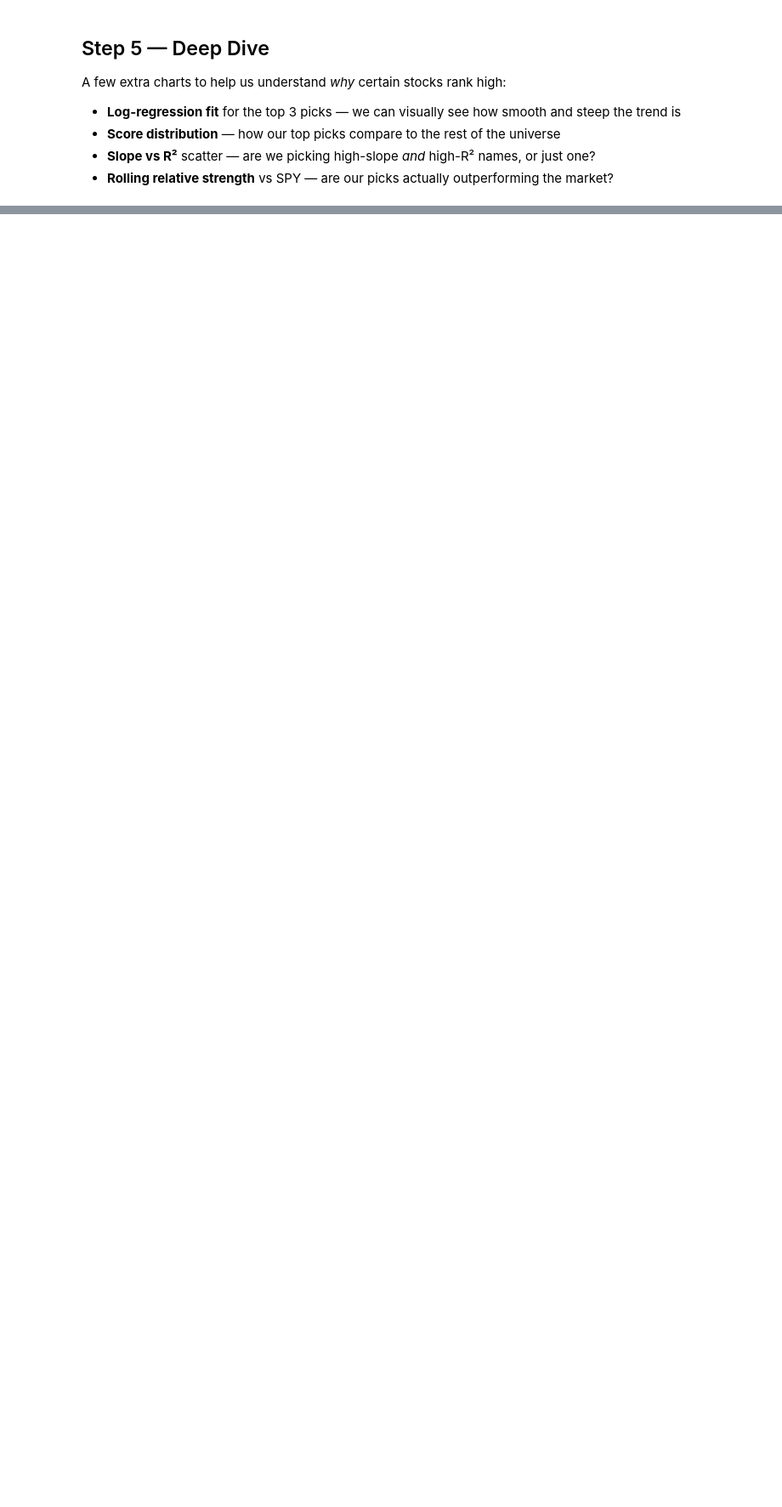
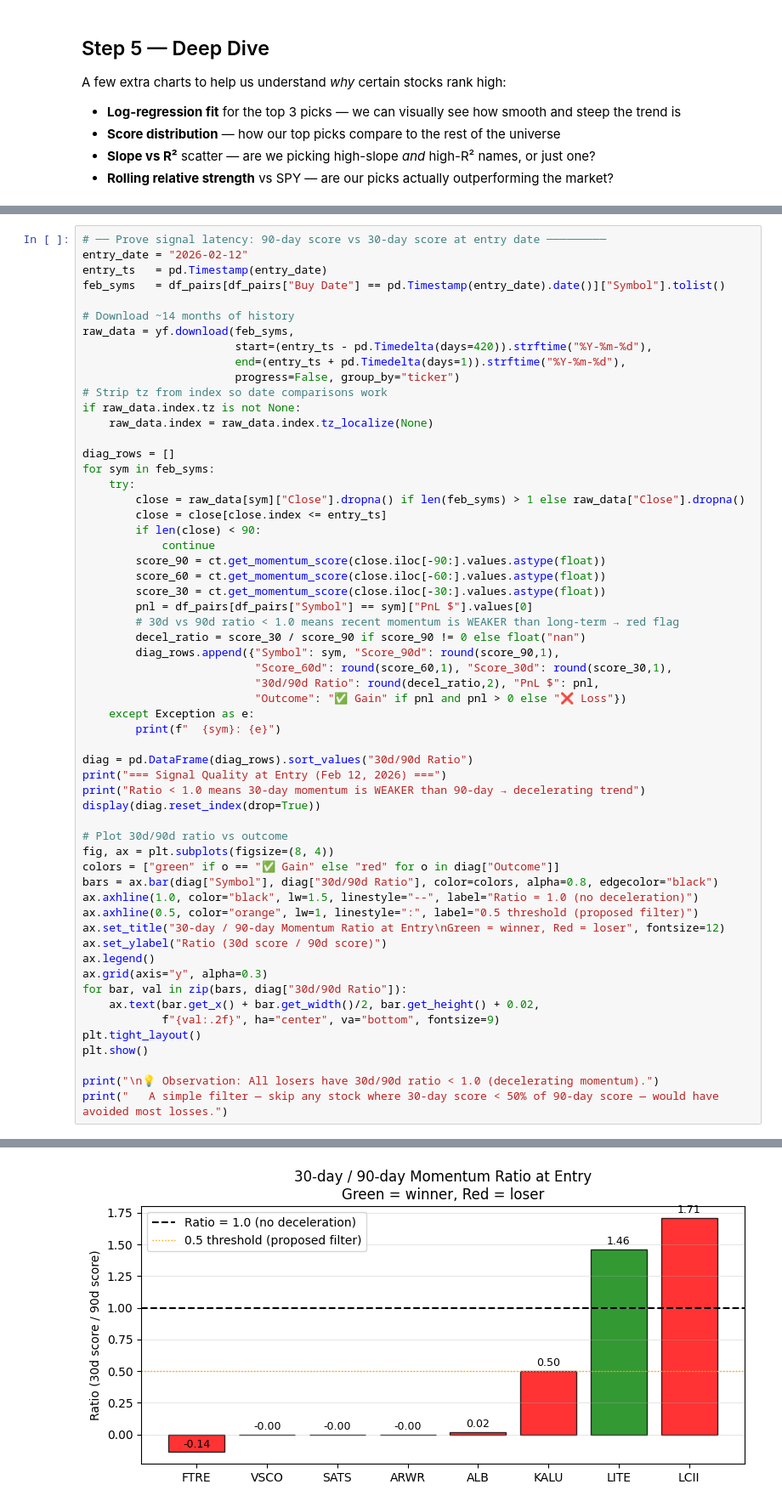
Before and after one commit to Shazil10/alpaca-paper-trader, a Jupyter notebook: analysis/strategies/momentum/clenow_trend.ipynb, the cells around one changed output, grey strips where cells are left out. Shown at 85% size. Cells and saved outputs as stored; diff of their text form; blank space fills up the shorter version.

```diff
--- a/analysis/strategies/momentum/clenow_trend.ipynb
+++ b/analysis/strategies/momentum/clenow_trend.ipynb
@@ -542,0 +673,59 @@ Exit days per symbol (last 5 trading days):
+# %%
+# ── Prove signal latency: 90-day score vs 30-day score at entry date ─────────
+entry_date = "2026-02-12"
+entry_ts   = pd.Timestamp(entry_date)
+feb_syms   = df_pairs[df_pairs["Buy Date"] == pd.Timestamp(entry_date).date()]["Symbol"].tolist()
+
+# Download ~14 months of history
+raw_data = yf.download(feb_syms,
+                       start=(entry_ts - pd.Timedelta(days=420)).strftime("%Y-%m-%d"),
+                       end=(entry_ts + pd.Timedelta(days=1)).strftime("%Y-%m-%d"),
+                       progress=False, group_by="ticker")
+# Strip tz from index so date comparisons work
+if raw_data.index.tz is not None:
+    raw_data.index = raw_data.index.tz_localize(None)
+
+diag_rows = []
+for sym in feb_syms:
+    try:
+        close = raw_data[sym]["Close"].dropna() if len(feb_syms) > 1 else raw_data["Close"].dropna()
+        close = close[close.index <= entry_ts]
+        if len(close) < 90:
+            continue
+        score_90 = ct.get_momentum_score(close.iloc[-90:].values.astype(float))
+        score_60 = ct.get_momentum_score(close.iloc[-60:].values.astype(float))
+        score_30 = ct.get_momentum_score(close.iloc[-30:].values.astype(float))
+        pnl = df_pairs[df_pairs["Symbol"] == sym]["PnL $"].values[0]
+        # 30d vs 90d ratio < 1.0 means recent momentum is WEAKER than long-term → red flag
+        decel_ratio = score_30 / score_90 if score_90 != 0 else float("nan")
+        diag_rows.append({"Symbol": sym, "Score_90d": round(score_90,1),
+                          "Score_60d": round(score_60,1), "Score_30d": round(score_30,1),
+                          "30d/90d Ratio": round(decel_ratio,2), "PnL $": pnl,
+                          "Outcome": "✅ Gain" if pnl and pnl > 0 else "❌ Loss"})
+    except Exception as e:
+        print(f"  {sym}: {e}")
+
+diag = pd.DataFrame(diag_rows).sort_values("30d/90d Ratio")
+print("=== Signal Quality at Entry (Feb 12, 2026) ===")
+print("Ratio < 1.0 means 30-day momentum is WEAKER than 90-day → decelerating trend")
+display(diag.reset_index(drop=True))
+
+# Plot 30d/90d ratio vs outcome
+fig, ax = plt.subplots(figsize=(8, 4))
+colors = ["green" if o == "✅ Gain" else "red" for o in diag["Outcome"]]
+bars = ax.bar(diag["Symbol"], diag["30d/90d Ratio"], color=colors, alpha=0.8, edgecolor="black")
+ax.axhline(1.0, color="black", lw=1.5, linestyle="--", label="Ratio = 1.0 (no deceleration)")
+ax.axhline(0.5, color="orange", lw=1, linestyle=":", label="0.5 threshold (proposed filter)")
+ax.set_title("30-day / 90-day Momentum Ratio at Entry\nGreen = winner, Red = loser", fontsize=12)
+ax.set_ylabel("Ratio (30d score / 90d score)")
+ax.legend()
+ax.grid(axis="y", alpha=0.3)
+for bar, val in zip(bars, diag["30d/90d Ratio"]):
+    ax.text(bar.get_x() + bar.get_width()/2, bar.get_height() + 0.02,
+            f"{val:.2f}", ha="center", va="bottom", fontsize=9)
+plt.tight_layout()
+plt.show()
+
+print("\n💡 Observation: All losers have 30d/90d ratio < 1.0 (decelerating momentum).")
+print("   A simple filter — skip any stock where 30-day score < 50% of 90-day score — would have avoided most losses.")
+# %% [output]
@@ -542,0 +743 @@ Exit days per symbol (last 5 trading days):
+[figure, added]
```
Also changed, not shown: parts of 26 cells of this notebook, 22 other files.
